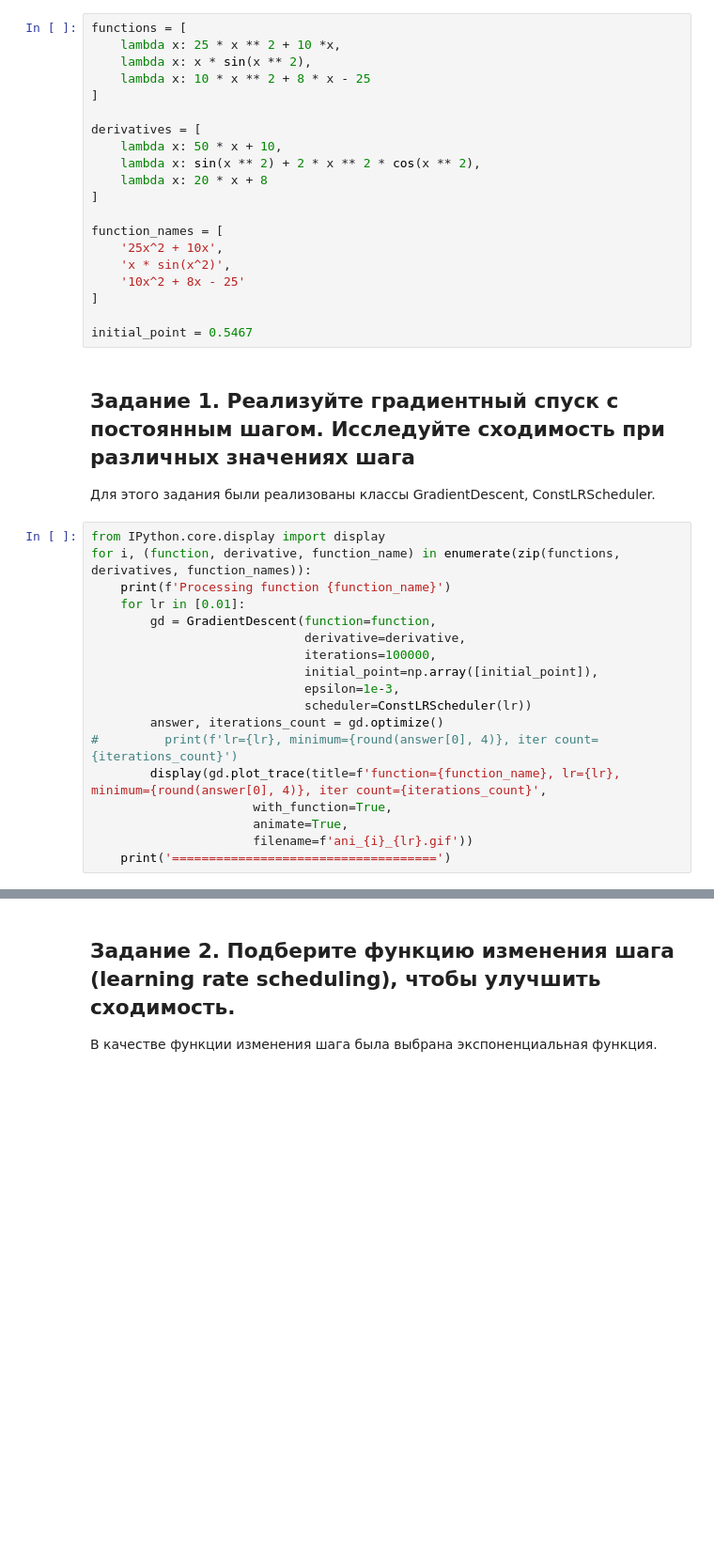
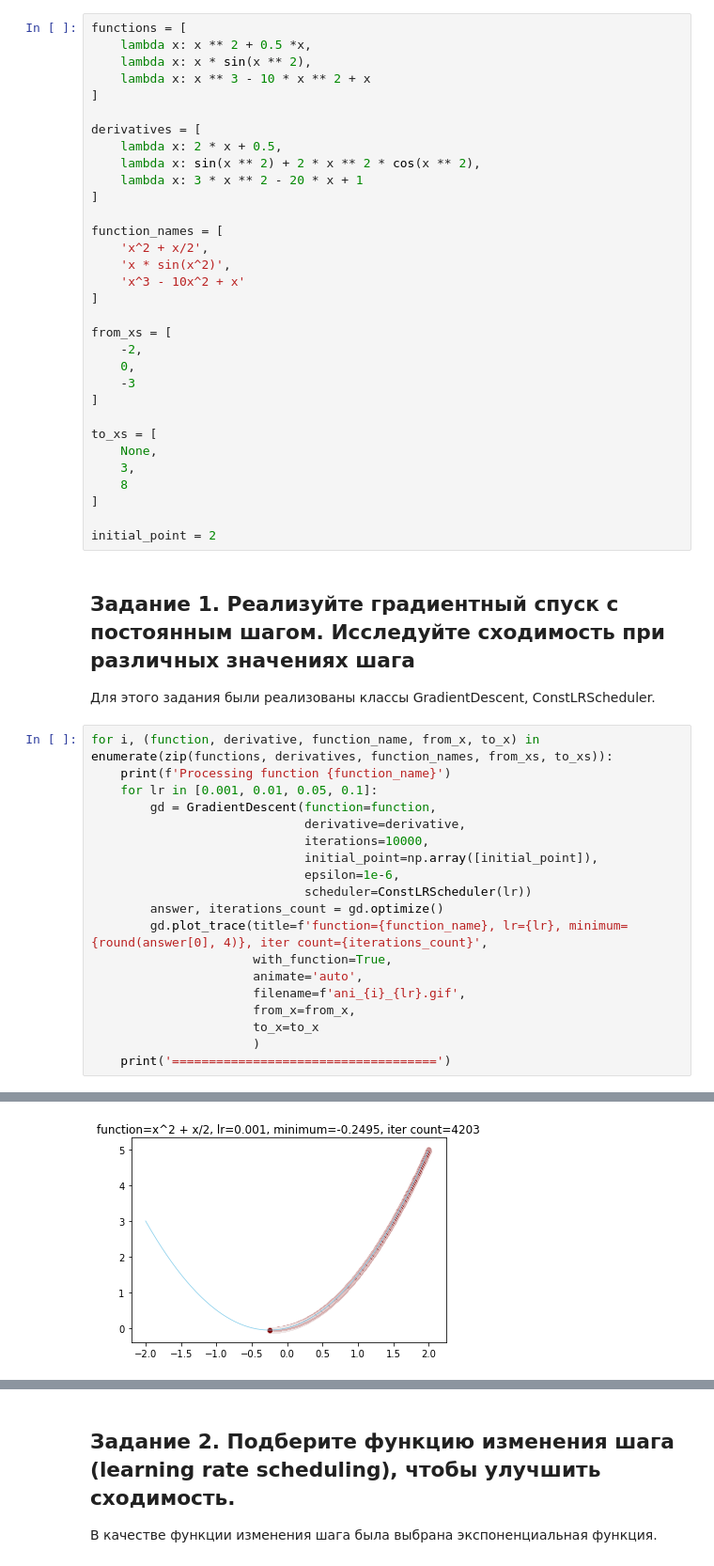
Before and after one commit to sashapff/optimization-methods, a Jupyter notebook: lab1.ipynb, the cells around one changed output, grey strips where cells are left out. Shown at 94% size. Saved outputs shown, nothing was run; the diff lists cells and outputs as text; blank space fills up the shorter version.

```diff
--- a/lab1.ipynb
+++ b/lab1.ipynb
@@ -27,43 +15,56 @@ from gradient_descent import GradientDescent
 from scheduler import *
 # %%
 functions = [
-    lambda x: 25 * x ** 2 + 10 *x,
+    lambda x: x ** 2 + 0.5 *x,
     lambda x: x * sin(x ** 2),
-    lambda x: 10 * x ** 2 + 8 * x - 25
+    lambda x: x ** 3 - 10 * x ** 2 + x
 ]
 
 derivatives = [
-    lambda x: 50 * x + 10,
+    lambda x: 2 * x + 0.5,
     lambda x: sin(x ** 2) + 2 * x ** 2 * cos(x ** 2),
-    lambda x: 20 * x + 8
+    lambda x: 3 * x ** 2 - 20 * x + 1
 ]
 
 function_names = [
-    '25x^2 + 10x',
+    'x^2 + x/2',
     'x * sin(x^2)',
-    '10x^2 + 8x - 25'
+    'x^3 - 10x^2 + x'
 ]
 
-initial_point = 0.5467
+from_xs = [
+    -2,
+    0,
+    -3
+]
+
+to_xs = [
+    None,
+    3,
+    8
+]
+
+initial_point = 2
 # %% [markdown]
 ## Задание 1. Реализуйте градиентный спуск с постоянным шагом. Исследуйте сходимость при различных значениях шага
 Для этого задания были реализованы классы GradientDescent, ConstLRScheduler.
 # %%
-from IPython.core.display import display
-for i, (function, derivative, function_name) in enumerate(zip(functions, derivatives, function_names)):
+for i, (function, derivative, function_name, from_x, to_x) in enumerate(zip(functions, derivatives, function_names, from_xs, to_xs)):
     print(f'Processing function {function_name}')
-    for lr in [0.01]:
+    for lr in [0.001, 0.01, 0.05, 0.1]:
         gd = GradientDescent(function=function,
                              derivative=derivative,
-                             iterations=100000,
+                             iterations=10000,
                              initial_point=np.array([initial_point]),
-                             epsilon=1e-3,
+                             epsilon=1e-6,
                              scheduler=ConstLRScheduler(lr))
         answer, iterations_count = gd.optimize()
-#         print(f'lr={lr}, minimum={round(answer[0], 4)}, iter count={iterations_count}')
-        display(gd.plot_trace(title=f'function={function_name}, lr={lr}, minimum={round(answer[0], 4)}, iter count={iterations_count}',
+        gd.plot_trace(title=f'function={function_name}, lr={lr}, minimum={round(answer[0], 4)}, iter count={iterations_count}',
                       with_function=True,
-                      animate=True,
-                      filename=f'ani_{i}_{lr}.gif'))
+                      animate='auto',
+                      filename=f'ani_{i}_{lr}.gif',
+                      from_x=from_x,
+                      to_x=to_x
+                      )
     print('====================================')
 # %% [output]
@@ -70,0 +72 @@ Processing function 25x^2 + 10x
+[figure, added]
```
Also changed, not shown: parts of 3 cells of this notebook, 1 other file.
